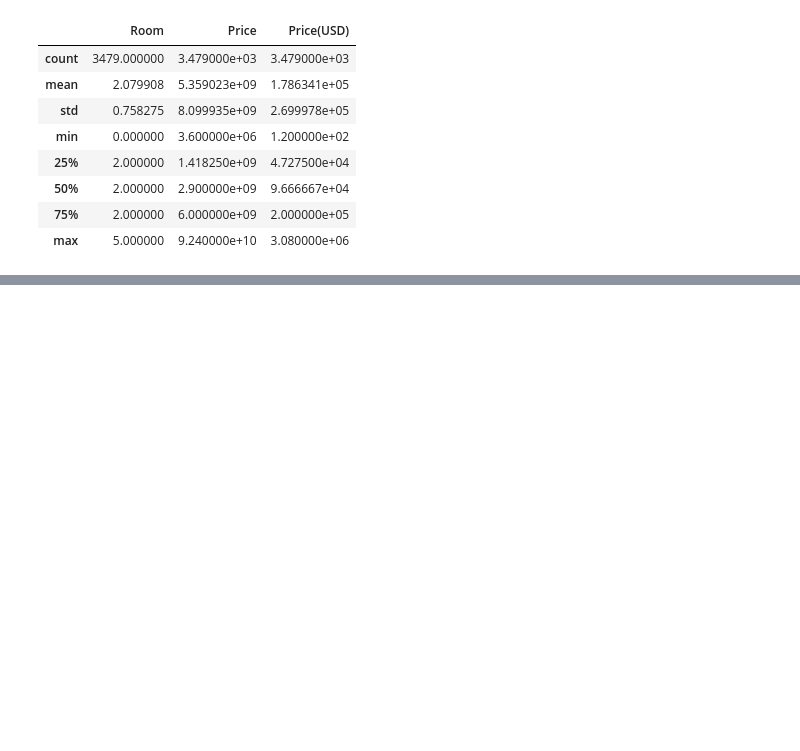
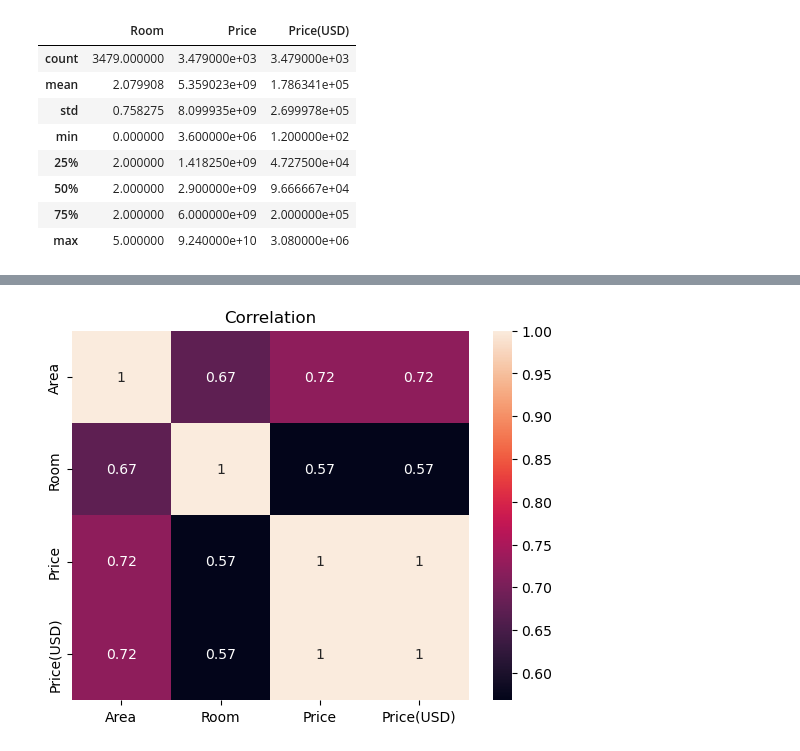
Before and after one commit to Anitatorki/Tehran-Real-Estate-Price-Prediction, a Jupyter notebook: TehranPricePrediction.ipynb, the cells around one changed output, grey strips where cells are left out. Saved outputs shown, nothing was run; the diff lists cells and outputs as text; code cells hidden in the pictures; blank space fills up the shorter version.

```diff
--- a/TehranPricePrediction.ipynb
+++ b/TehranPricePrediction.ipynb
@@ -81,0 +95,9 @@ print(df)
+# %%
+numeric_df_cleaned = df_cleaned.select_dtypes(include=[np.number])
+# %%
+correlation_matrix = numeric_df_cleaned.corr()
+sns.heatmap(correlation_matrix, annot=True)
+plt.title('Correlation')
+plt.show()
+# %% [output]
+[figure, added]
```
Also changed, not shown: parts of 14 cells of this notebook.
